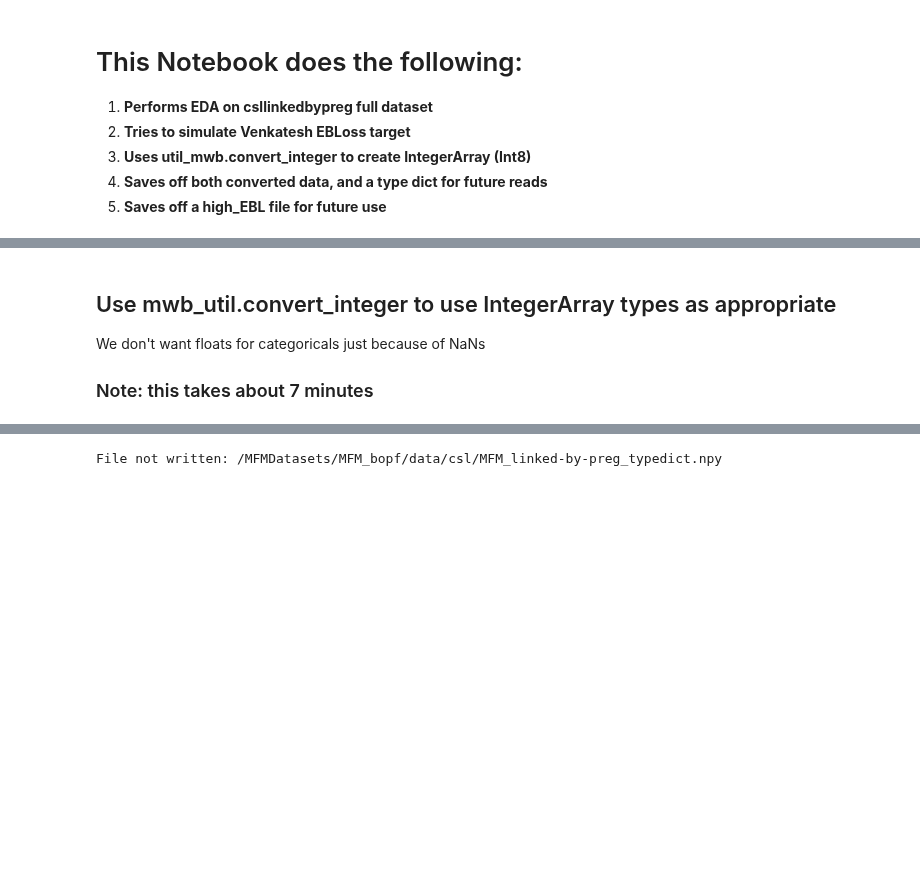
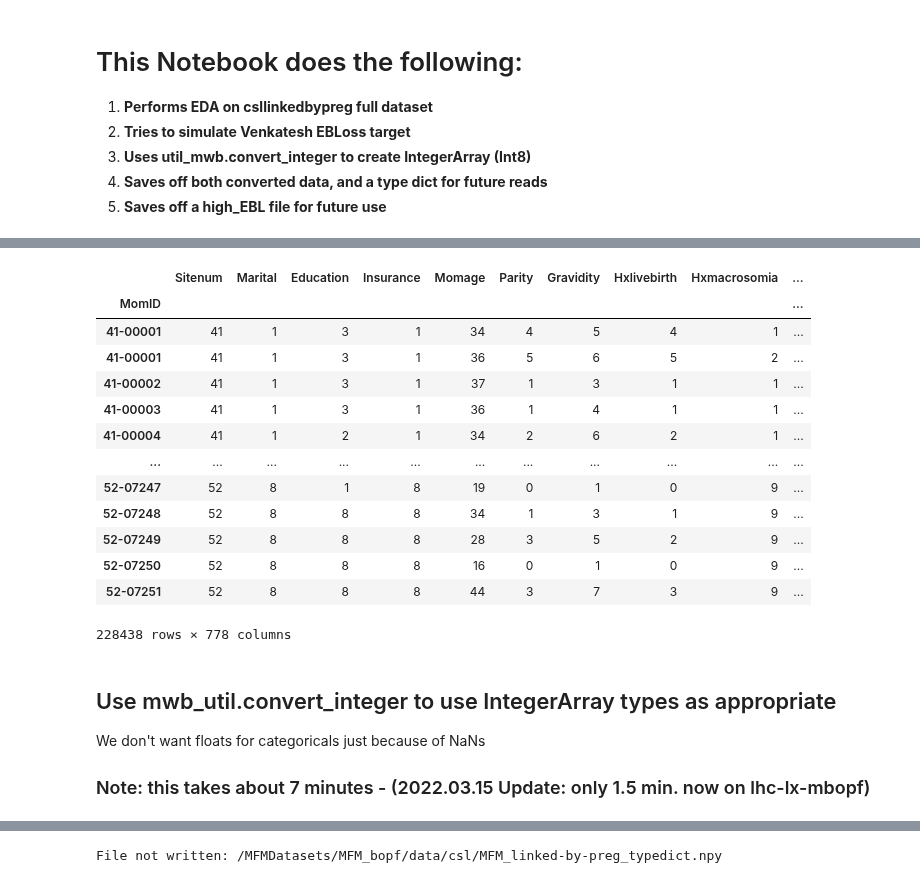
Before and after one commit to lhncbc/MFM_bopf, a Jupyter notebook: src/CSL_linkedByPreg-venkatesh.ipynb, the cells around one changed output, grey strips where cells are left out. Saved outputs shown, nothing was run; the diff lists cells and outputs as text; code cells hidden in the pictures; blank space fills up the shorter version.

```diff
--- a/src/CSL_linkedByPreg-venkatesh.ipynb
+++ b/src/CSL_linkedByPreg-venkatesh.ipynb
@@ -37,0 +26,18 @@ Wall time: 29.9 s
+# %%
+import os
+MFM_lbp_int8 = '/MFMDatasets/MFM_bopf/data/csl/MFM_linked-by-preg_Int8.csv'
+MFM_lbp =      '/MFMDatasets/MFM_bopf/data/csl/csllinkedbypreg.sas7bdat'
+types_file =   '/MFMDatasets/MFM_bopf/data/csl/MFM_linked-by-preg_typedict.npy'
+short_cut = False
+
+if os.path.exists(MFM_lbp_int8) and os.path.exists(types_file):
+    print(f"Reading {MFM_lbp_int8}")
+    csl_types = np.load(types_file, allow_pickle='TRUE').item()
+    %time csl_df = pd.read_csv(MFM_lbp_int8, index_col=0, dtype=csl_types)
+    short_cut = True
+    display(csl_df)
+else:
+    print(f"Reading {MFM_lbp}")
+    %time csl_df = pd.read_sas(MFM_lbp, format = 'sas7bdat', encoding='iso-8859-1')
+    display(csl_df)
+# %% [output]
@@ -38,7 +47,21 @@ Wall time: 29.9 s
+|  | Sitenum | Marital | Education | Insurance | Momage | Parity | Gravidity | Hxlivebirth | Hxmacrosomia | ... |
+| MomID |  |  |  |  |  |  |  |  |  | ... |
+| 41-00001 | 41 | 1 | 3 | 1 | 34 | 4 | 5 | 4 | 1 | ... |
+| 41-00001 | 41 | 1 | 3 | 1 | 36 | 5 | 6 | 5 | 2 | ... |
+| 41-00002 | 41 | 1 | 3 | 1 | 37 | 1 | 3 | 1 | 1 | ... |
+| 41-00003 | 41 | 1 | 3 | 1 | 36 | 1 | 4 | 1 | 1 | ... |
+| 41-00004 | 41 | 1 | 2 | 1 | 34 | 2 | 6 | 2 | 1 | ... |
+| ... | ... | ... | ... | ... | ... | ... | ... | ... | ... | ... |
+| 52-07247 | 52 | 8 | 1 | 8 | 19 | 0 | 1 | 0 | 9 | ... |
+| 52-07248 | 52 | 8 | 8 | 8 | 34 | 1 | 3 | 1 | 9 | ... |
+| 52-07249 | 52 | 8 | 8 | 8 | 28 | 3 | 5 | 2 | 9 | ... |
+| 52-07250 | 52 | 8 | 8 | 8 | 16 | 0 | 1 | 0 | 9 | ... |
+| 52-07251 | 52 | 8 | 8 | 8 | 44 | 3 | 7 | 3 | 9 | ... |
+228438 rows × 778 columns
 # %% [markdown]
 ## Use mwb_util.convert_integer to use IntegerArray types as appropriate
 We don't want floats for categoricals just because of NaNs
 
-### Note: this takes about 7 minutes
+### Note: this takes about 7 minutes - (2022.03.15 Update: only 1.5 min. now on lhc-lx-mbopf)
 # %%
 from util_mwb import convert_integer
```
Also changed, not shown: parts of 19 cells of this notebook, 2 other files.
